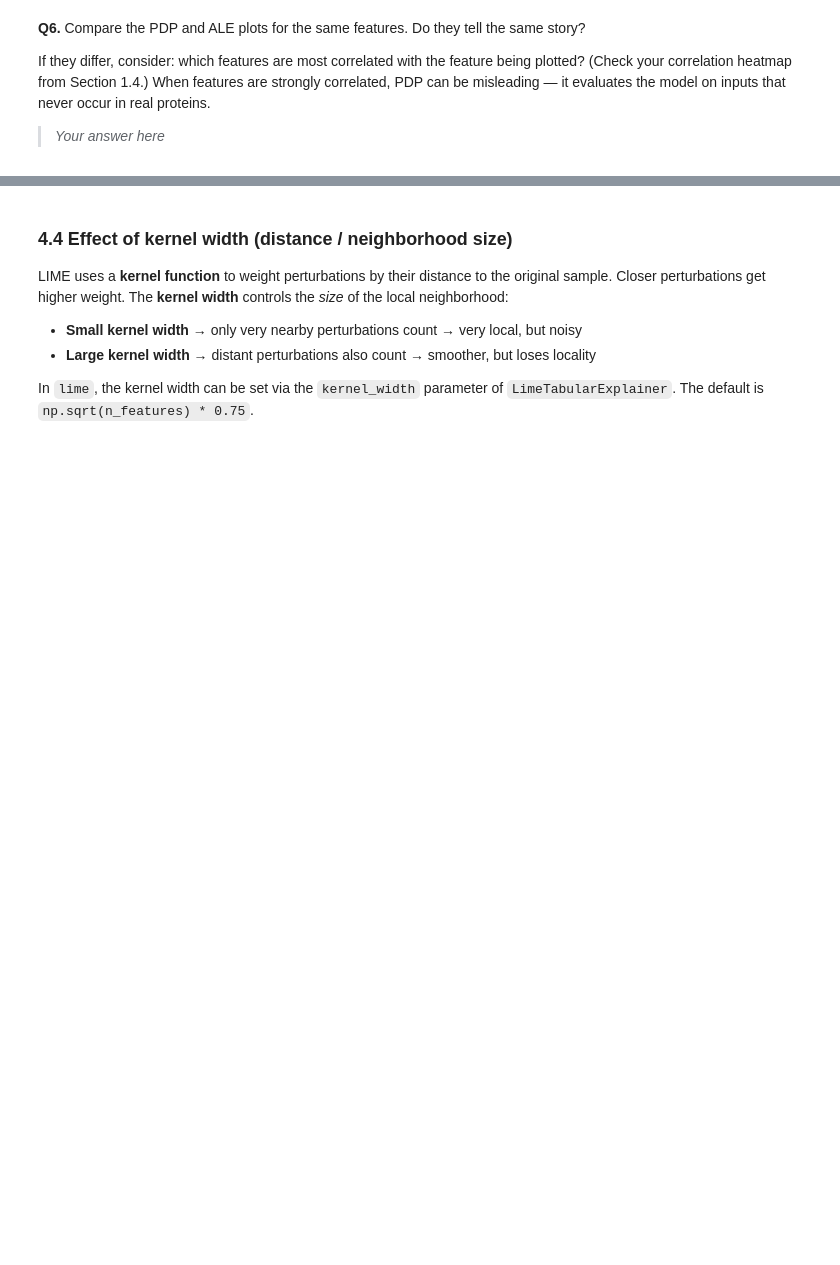
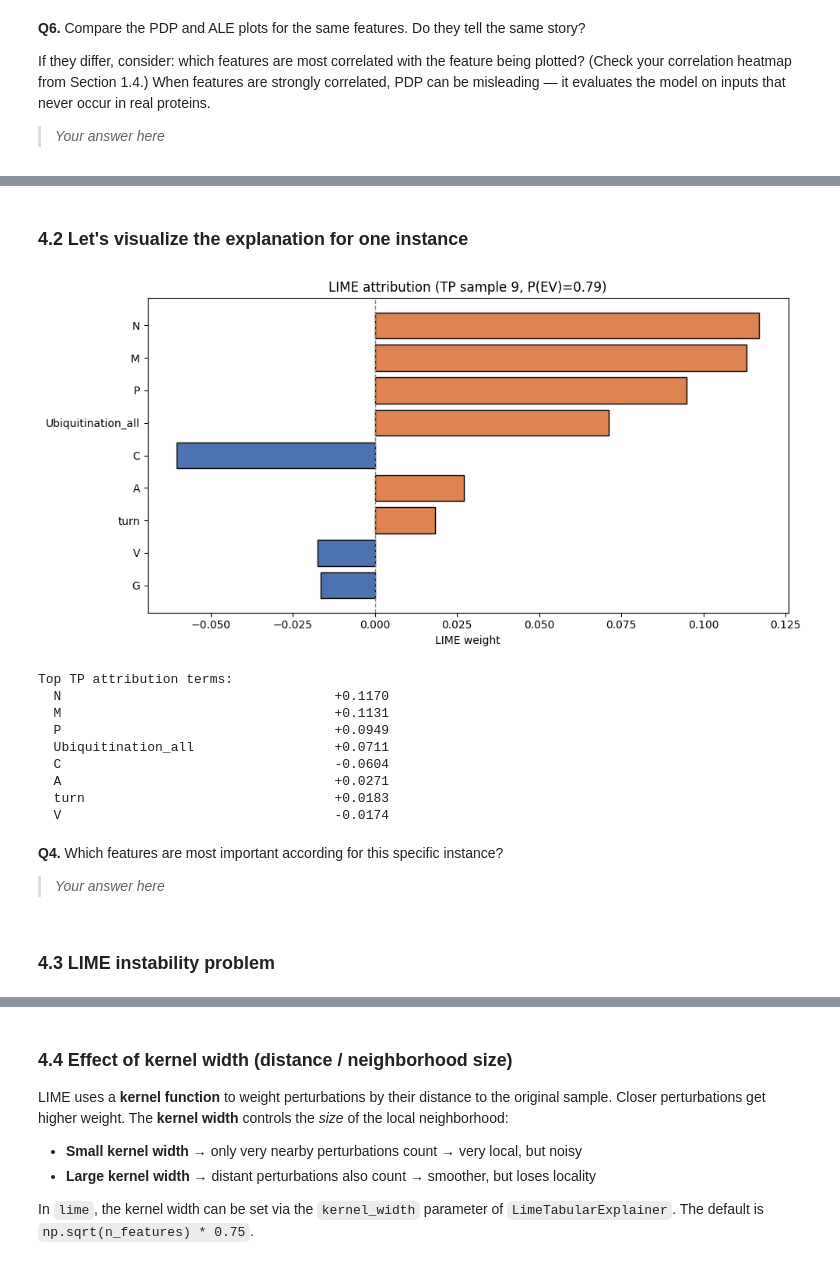
Before and after one commit to Majeed7/MbioAML_Assignment, a Jupyter notebook: Assignment1_LIME_SHAP_EV_Proteins.ipynb, the cells around one changed output, grey strips where cells are left out. Saved outputs shown, nothing was run; the diff lists cells and outputs as text; code cells hidden in the pictures; blank space fills up the shorter version.

```diff
--- a/Assignment1_LIME_SHAP_EV_Proteins.ipynb
+++ b/Assignment1_LIME_SHAP_EV_Proteins.ipynb
@@ -718,0 +880,49 @@ for feat, weight in exp_fn.as_list(label=1):
+# %% [markdown]
+### 4.2 Let's visualize the explanation for one instance
+# %%
+# 1) Feature attribution visualization (single sample)
+NUM_FEATURES_LIME = 15
+NUM_SAMPLES_LIME = 1000
+DEFAULT_KW = np.sqrt(len(FEATURE_COLS)) * 0.75
+
+explainer_default = make_lime_explainer(kernel_width=DEFAULT_KW, seed=42)
+exp_tp = explainer_default.explain_instance(
+    data_row=X_lime[tp_idx],
+    predict_fn=rf_model.predict_proba,
+    num_features=NUM_FEATURES_LIME,
+    num_samples=NUM_SAMPLES_LIME,
+)
+
+tp_weights = collapse_lime_weights(exp_tp, label=1)
+tp_items = sorted(tp_weights.items(), key=lambda x: abs(x[1]), reverse=True)[:12]
+labels_tp = [k for k, _ in tp_items][::-1]
+vals_tp = [v for _, v in tp_items][::-1]
+
+fig, ax = plt.subplots(figsize=(10, 5))
+ax.barh(labels_tp, vals_tp, color=["#DD8452" if v > 0 else "#4C72B0" for v in vals_tp], edgecolor="black")
+ax.axvline(0, color="gray", lw=1, ls="--")
+ax.set_title(f"LIME attribution (TP sample {tp_idx}, P(EV)={rf_probs_lime[tp_idx]:.2f})")
+ax.set_xlabel("LIME weight")
+plt.tight_layout()
+plt.show()
+
+print("Top TP attribution terms:")
+for feat, w in tp_items[:8]:
+    print(f"  {feat:<35s} {w:+.4f}")
+# %% [output]
+[figure, added]
+Top TP attribution terms:
+  N                                   +0.1170
+  M                                   +0.1131
+  P                                   +0.0949
+  Ubiquitination_all                  +0.0711
+  C                                   -0.0604
+  A                                   +0.0271
+  turn                                +0.0183
+  V                                   -0.0174
+# %% [markdown]
+**Q4.** Which features are most important according for this specific instance?
+
+> *Your answer here*
+# %% [markdown]
+### 4.3 LIME instability problem
```
Also changed, not shown: parts of 72 cells of this notebook, 2 other files.
